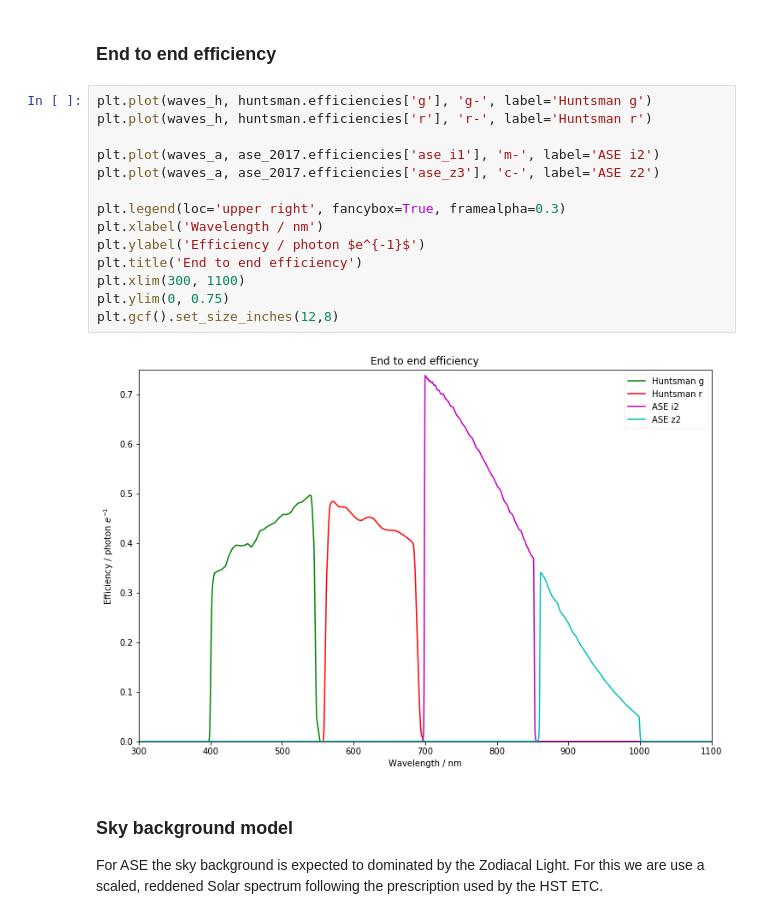
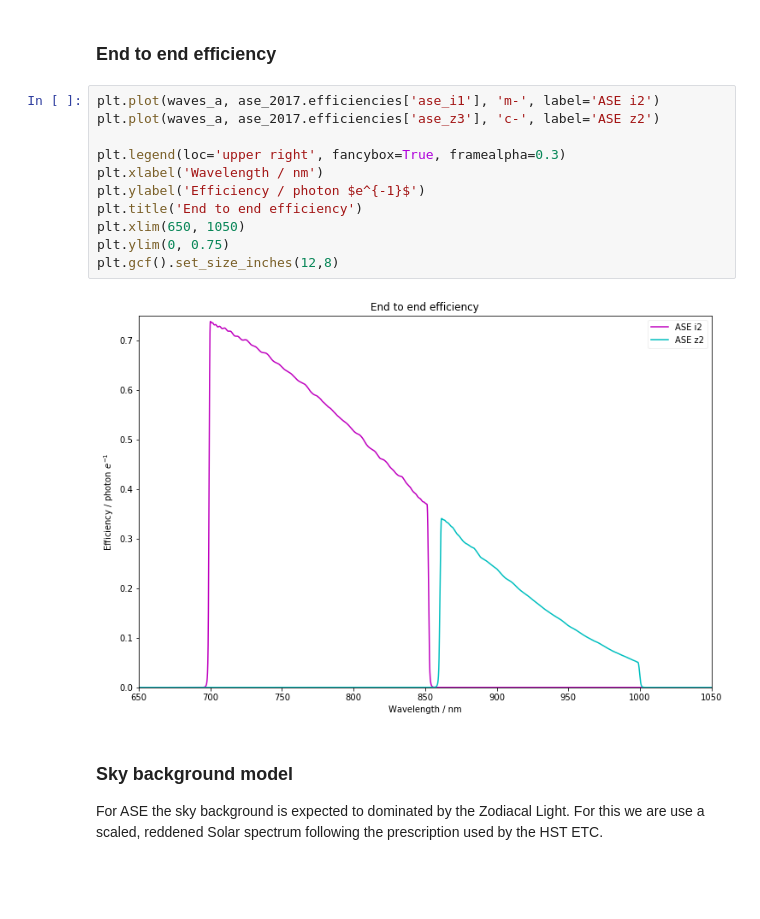
Before and after one commit to AstroHuntsman/gunagala, a Jupyter notebook: examples/Australian Space Eye 2017.ipynb, the cells around one changed output. Cells and saved outputs as stored; diff of their text form; blank space fills up the shorter version.

```diff
--- a/examples/Australian Space Eye 2017.ipynb
+++ b/examples/Australian Space Eye 2017.ipynb
@@ -118,21 +108,18 @@ plt.gcf().set_size_inches(12,8)
 # %% [markdown]
 ### End to end efficiency
 # %%
-plt.plot(waves_h, huntsman.efficiencies['g'], 'g-', label='Huntsman g')
-plt.plot(waves_h, huntsman.efficiencies['r'], 'r-', label='Huntsman r')
-
 plt.plot(waves_a, ase_2017.efficiencies['ase_i1'], 'm-', label='ASE i2')
 plt.plot(waves_a, ase_2017.efficiencies['ase_z3'], 'c-', label='ASE z2')
 
 plt.legend(loc='upper right', fancybox=True, framealpha=0.3)
 plt.xlabel('Wavelength / nm')
 plt.ylabel('Efficiency / photon $e^{-1}$')
 plt.title('End to end efficiency')
-plt.xlim(300, 1100)
+plt.xlim(650, 1050)
 plt.ylim(0, 0.75)
 plt.gcf().set_size_inches(12,8)
 # %% [output]
-[figure, old version]
+[figure, new version]
 # %% [markdown]
 ### Sky background model
 
```
Also changed, not shown: parts of 11 cells of this notebook, 2 other files.
